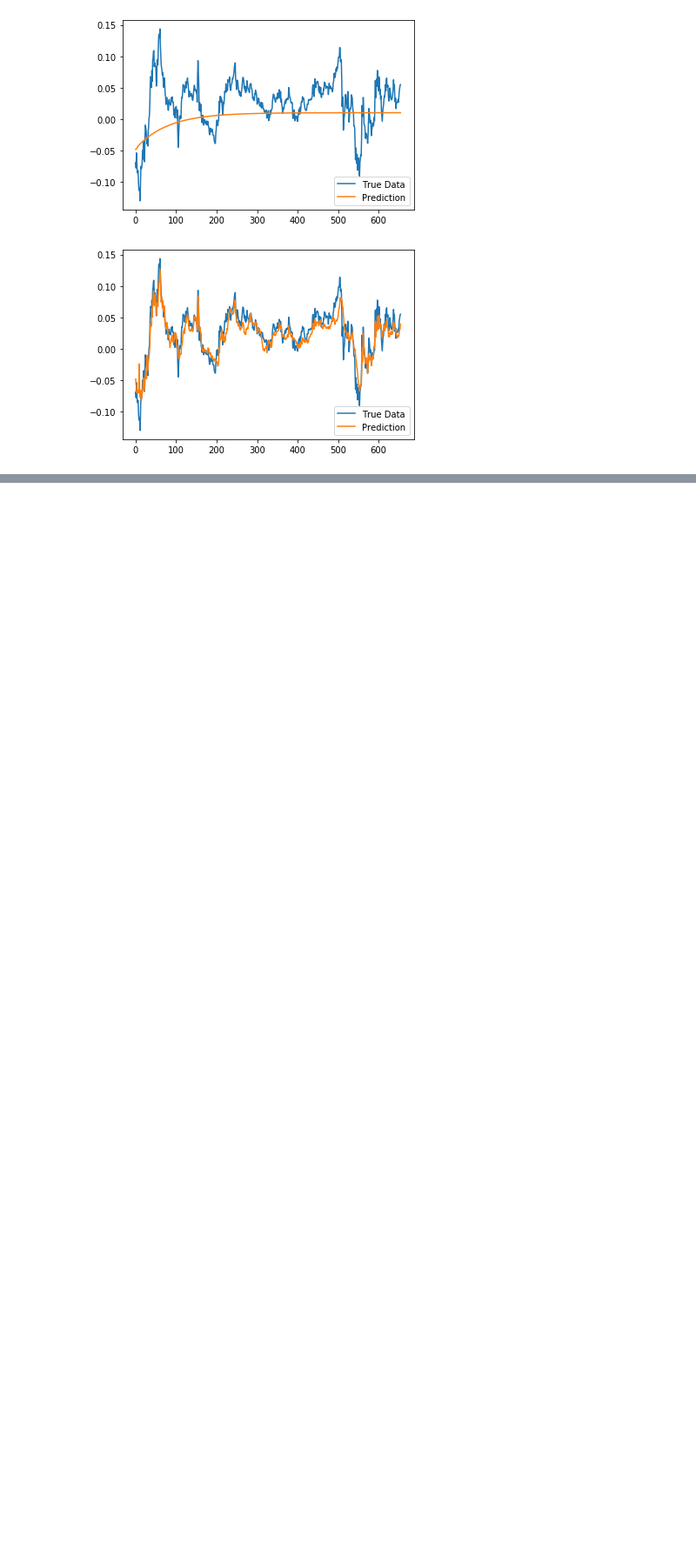
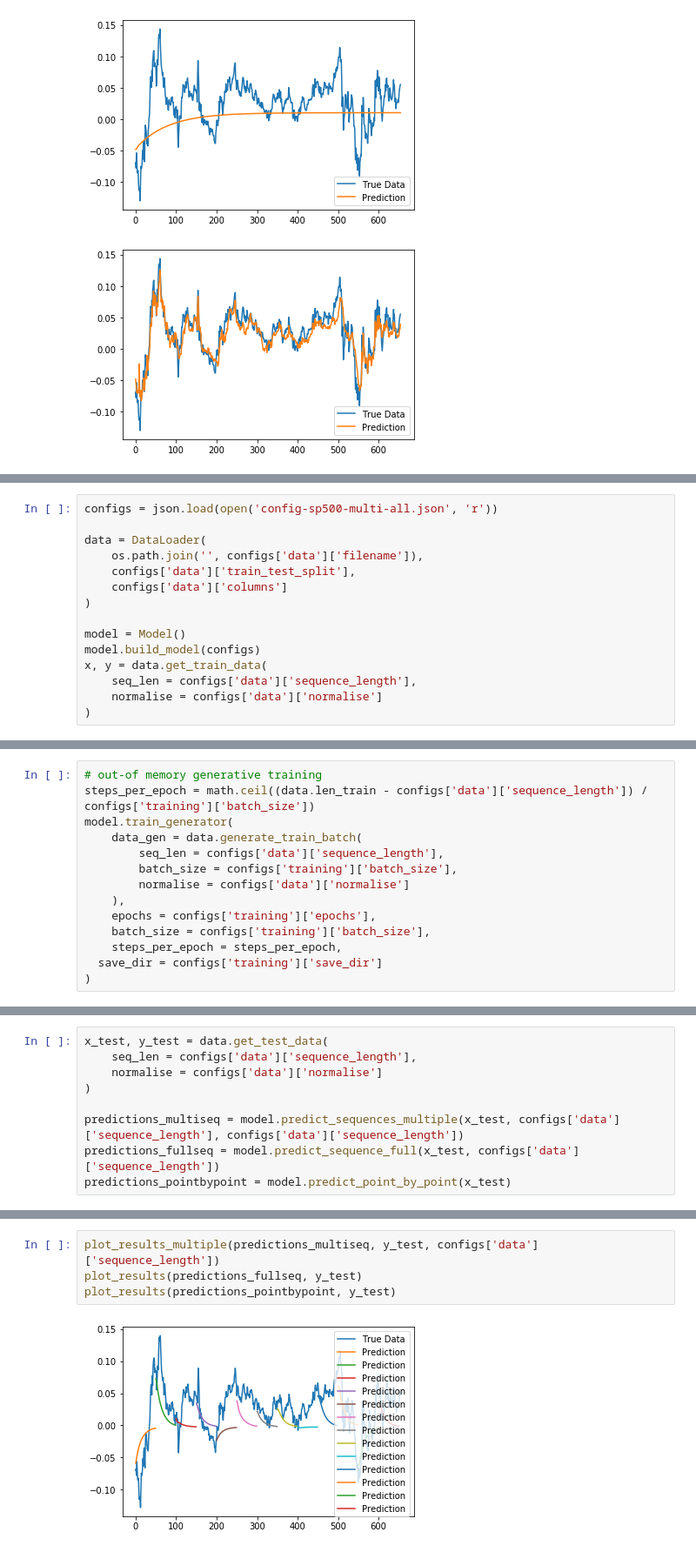
Before and after one commit to daniloaleixo/UdacityMachineLearningTrading, a Jupyter notebook: Stock_Market_Predictions_with_LSTM.ipynb, the cells around one changed output, grey strips where cells are left out. Shown at 87% size. Drawn from its saved outputs; the diff is of its cells as text; blank space fills up the shorter version.

```diff
--- a/Stock_Market_Predictions_with_LSTM.ipynb
+++ b/Stock_Market_Predictions_with_LSTM.ipynb
@@ -571,0 +635,15 @@ plot_results(predictions_pointbypoint, y_test)
+# %%
+configs = json.load(open('config-sp500-multi-all.json', 'r'))
+
+data = DataLoader(
+	os.path.join('', configs['data']['filename']),
+	configs['data']['train_test_split'],
+	configs['data']['columns']
+)
+
+model = Model()
+model.build_model(configs)
+x, y = data.get_train_data(
+	seq_len = configs['data']['sequence_length'],
+	normalise = configs['data']['normalise']
+)
@@ -571,0 +652,14 @@ plot_results(predictions_pointbypoint, y_test)
+# %%
+# out-of memory generative training
+steps_per_epoch = math.ceil((data.len_train - configs['data']['sequence_length']) / configs['training']['batch_size'])
+model.train_generator(
+	data_gen = data.generate_train_batch(
+		seq_len = configs['data']['sequence_length'],
+		batch_size = configs['training']['batch_size'],
+		normalise = configs['data']['normalise']
+	),
+	epochs = configs['training']['epochs'],
+	batch_size = configs['training']['batch_size'],
+	steps_per_epoch = steps_per_epoch,
+  save_dir = configs['training']['save_dir']
+)
@@ -571,0 +676,9 @@ plot_results(predictions_pointbypoint, y_test)
+# %%
+x_test, y_test = data.get_test_data(
+	seq_len = configs['data']['sequence_length'],
+	normalise = configs['data']['normalise']
+)
+
+predictions_multiseq = model.predict_sequences_multiple(x_test, configs['data']['sequence_length'], configs['data']['sequence_length'])
+predictions_fullseq = model.predict_sequence_full(x_test, configs['data']['sequence_length'])
+predictions_pointbypoint = model.predict_point_by_point(x_test)
@@ -571,0 +689,6 @@ plot_results(predictions_pointbypoint, y_test)
+# %%
+plot_results_multiple(predictions_multiseq, y_test, configs['data']['sequence_length'])
+plot_results(predictions_fullseq, y_test)
+plot_results(predictions_pointbypoint, y_test)
+# %% [output]
+[figure, added]
```
Also changed, not shown: parts of 7 cells of this notebook.
